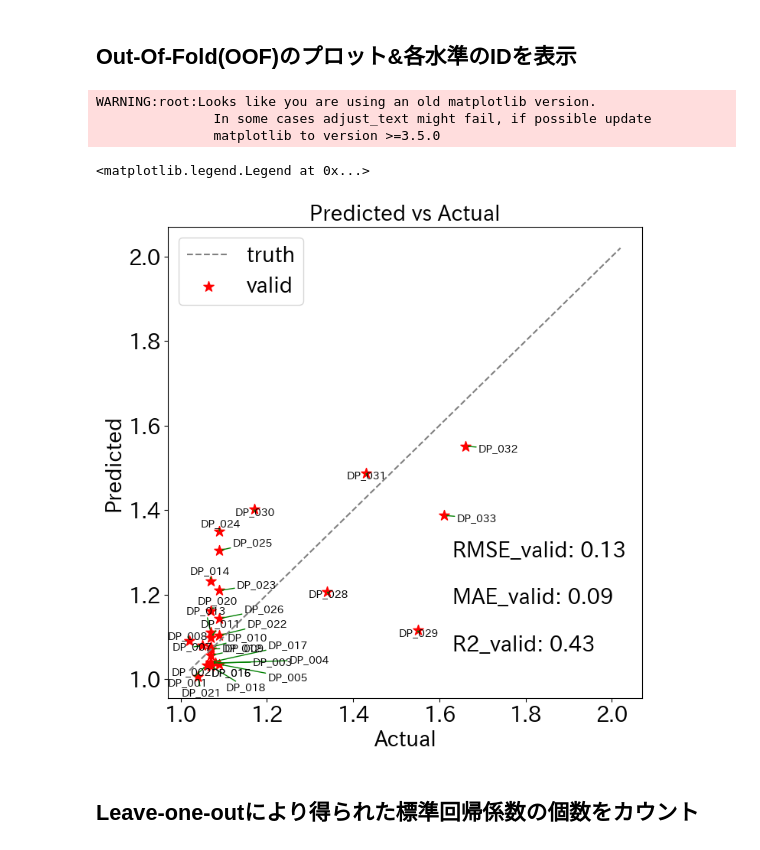
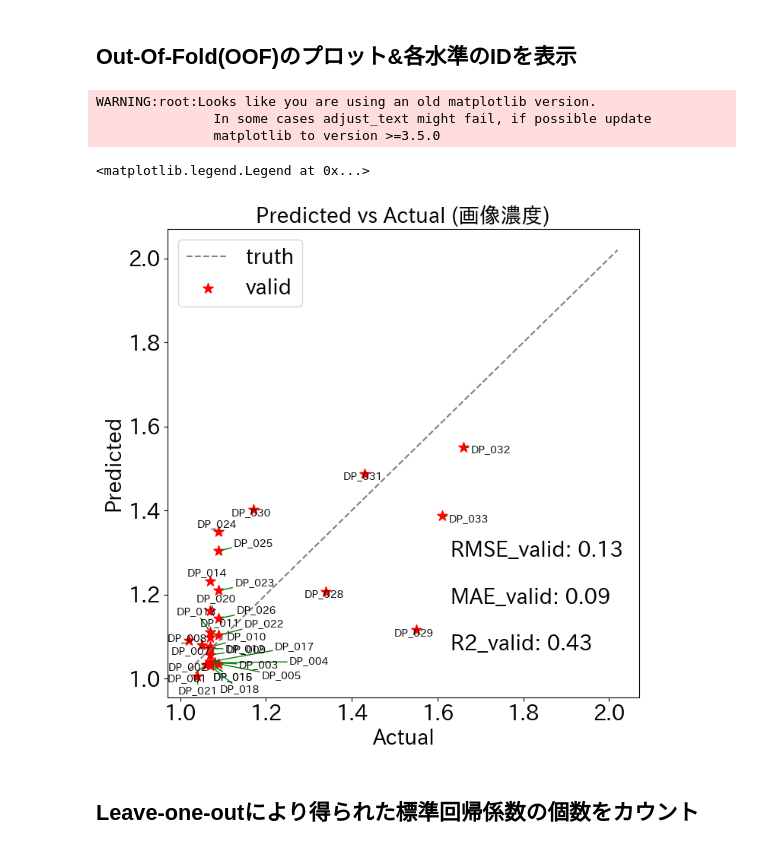
Before and after one commit to mipypf/practical-mi-guide, a Jupyter notebook: chapter2/src/baseline_画像濃度.ipynb, the cells around one changed output. Drawn from its saved outputs; the diff is of its cells as text; code cells hidden in the pictures.

```diff
--- a/chapter2/src/baseline_画像濃度.ipynb
+++ b/chapter2/src/baseline_画像濃度.ipynb
@@ -326,7 +354,7 @@ plt.legend()
 # %%
 # oofをActualとPredictedに分けてプロット
 plt.figure(figsize=(8, 8))
-plt.title("Predicted vs Actual")
+plt.title(f"Predicted vs Actual ({CFG.target})")
 plt.scatter(train_Y, oof, label="valid", color="red", marker="*", s=100)
 x_truth = np.arange(train_Y.values.min(), train_Y.values.max() + 1)
 y_truth = x_truth
@@ -334,34 +362,34 @@ plt.plot(x_truth, y_truth, "--", color="gray", label="truth")
 plt.xlabel("Actual")
 plt.ylabel("Predicted")
 # plt.textでRMSE, MAE, R2を右下に表示
 plt.text(
     0.6,
     0.3,
     f"RMSE_valid: {np.sqrt(mean_squared_error(train_Y, oof)):.2f}",
     transform=plt.gca().transAxes,
 )
 plt.text(
     0.6,
     0.2,
     f"MAE_valid: {mean_absolute_error(train_Y, oof):.2f}",
     transform=plt.gca().transAxes,
 )
 plt.text(
     0.6, 0.1, f"R2_valid: {r2_score(train_Y, oof):.2f}", transform=plt.gca().transAxes
 )
 # plt.txtでvalid_indexに対応するサンプルIDを表示、adjustTextモジュールを使用して、重なりがないように表示
 texts = [
     plt.text(train_Y.values[i], oof[i], train_df["サンプルID"][i], fontsize=10)
     for i in range(len(train_Y))
 ]
 adjust_text(texts, arrowprops=dict(arrowstyle="->", color="green"))
 plt.legend()
 # %% [output]
 WARNING:root:Looks like you are using an old matplotlib version.
                In some cases adjust_text might fail, if possible update
                matplotlib to version >=3.5.0
 <matplotlib.legend.Legend at 0x...>
-[figure, old version]
+[figure, new version]
 # %% [markdown]
 ## Leave-one-outにより得られた標準回帰係数の個数をカウント
 # %%
```
Also changed, not shown: parts of 2 cells of this notebook, 4 other files.
